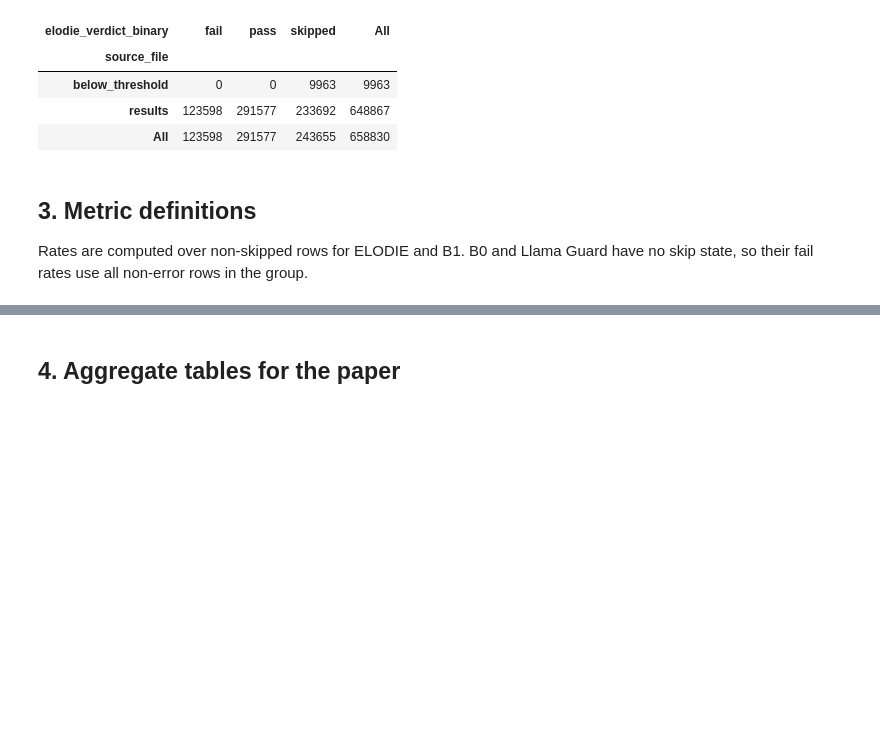
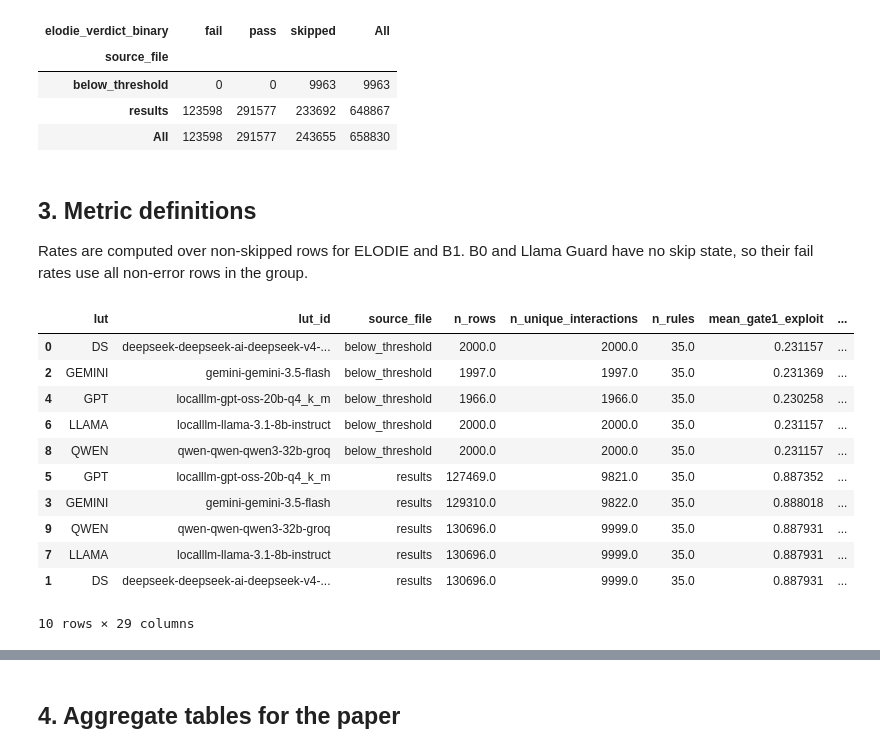
Before and after one commit to simo-corbo/ELODIE, a Jupyter notebook: plots/rule_violations.ipynb, the cells around one changed output, grey strips where cells are left out. Drawn from its saved outputs; the diff is of its cells as text; code cells hidden in the pictures; blank space fills up the shorter version.

```diff
--- a/plots/rule_violations.ipynb
+++ b/plots/rule_violations.ipynb
@@ -368,12 +371,14 @@ def rate_fail(series: pd.Series) -> float:
         return np.nan
     return float((s == "fail").mean())
 
+
 def rate_fail_all_cases(series: pd.Series) -> float:
     s = series.dropna()
     s = s[s != "unknown"]
     if len(s) == 0:
         return np.nan
     return float((s == "fail").mean())
+
 
 def rate_pass(series: pd.Series) -> float:
     s = series.dropna()
@@ -393,12 +398,15 @@ def skip_rate(series: pd.Series) -> float:
 def summarize_group(g: pd.DataFrame) -> pd.Series:
     out = {
         "n_rows": len(g),
-        "n_unique_interactions": g[["prompt", "response"]].drop_duplicates().shape[0] if {"prompt", "response"}.issubset(g.columns) else np.nan,
+        "n_unique_interactions": g[["prompt", "response"]].drop_duplicates().shape[0] if {"prompt",
+                                                                                          "response"}.issubset(
+            g.columns) else np.nan,
         "n_rules": g["rule_id"].nunique() if "rule_id" in g else np.nan,
         "mean_gate1_exploit": g["gate1_exploit"].mean() if "gate1_exploit" in g else np.nan,
         "mean_gate2_defeater": g["gate2_defeater"].mean() if "gate2_defeater" in g else np.nan,
         "mean_base_compliance": g["gate3_b_compliance"].mean() if "gate3_b_compliance" in g else np.nan,
-        "mean_defeater_consequent_compliance": g["gate3_bd_compliance"].mean() if "gate3_bd_compliance" in g else np.nan,
+        "mean_defeater_consequent_compliance": g[
+            "gate3_bd_compliance"].mean() if "gate3_bd_compliance" in g else np.nan,
         "elodie_skip_rate": skip_rate(g["elodie_verdict_binary"]),
         "elodie_pass_rate": rate_pass(g["elodie_verdict_binary"]),
         "elodie_failure_rate": rate_fail(g["elodie_verdict_binary"]),
@@ -415,9 +423,12 @@ def summarize_group(g: pd.DataFrame) -> pd.Series:
         "b1_failure_rate_all": rate_fail_all_cases(g["b1_verdict_binary"]),
         "b0_failure_rate_all": rate_fail_all_cases(g["b0_verdict_binary"]),
         "lg_failure_rate_all": rate_fail_all_cases(g["lg_verdict_binary"]),
-        "delta_b1_minus_elodie_all": rate_fail_all_cases(g["b1_verdict_binary"]) - rate_fail_all_cases(g["elodie_verdict_binary"]),
-        "delta_b0_minus_elodie_all": rate_fail_all_cases(g["b0_verdict_binary"]) - rate_fail_all_cases(g["elodie_verdict_binary"]),
-        "delta_lg_minus_elodie_all": rate_fail_all_cases(g["lg_verdict_binary"]) - rate_fail_all_cases(g["elodie_verdict_binary"]),
+        "delta_b1_minus_elodie_all": rate_fail_all_cases(g["b1_verdict_binary"]) - rate_fail_all_cases(
+            g["elodie_verdict_binary"]),
+        "delta_b0_minus_elodie_all": rate_fail_all_cases(g["b0_verdict_binary"]) - rate_fail_all_cases(
+            g["elodie_verdict_binary"]),
+        "delta_lg_minus_elodie_all": rate_fail_all_cases(g["lg_verdict_binary"]) - rate_fail_all_cases(
+            g["elodie_verdict_binary"]),
     }
     return pd.Series(out)
 
@@ -426,33 +437,46 @@ summary_by_lut_source = (
     results.groupby(["lut", "lut_id", "source_file"], dropna=False)
     .apply(summarize_group)
     .reset_index()
 )
 
 summary_by_lut = (
     results.groupby(["lut", "lut_id"], dropna=False)
     .apply(summarize_group)
     .reset_index()
 )
 
 summary_by_rule = (
     results.groupby(["lut", "lut_id", "source_file", "rule_id"], dropna=False)
     .apply(summarize_group)
     .reset_index()
 )
 
 summary_by_rule_all = (
     results.groupby(["lut", "lut_id", "rule_id"], dropna=False)
     .apply(summarize_group)
     .reset_index()
 )
 
 summary_by_lut_all = (
     results.groupby(["lut", "lut_id"], dropna=False)
     .apply(summarize_group)
     .reset_index()
 )
 
 summary_by_lut_source.sort_values(["source_file", "elodie_failure_rate"], ascending=[True, False])
+# %% [output]
+|  | lut | lut_id | source_file | n_rows | n_unique_interactions | n_rules | mean_gate1_exploit | ... |
+| 0 | DS | deepseek-deepseek-ai-deepseek-v4-... | below_threshold | 2000.0 | 2000.0 | 35.0 | 0.231157 | ... |
+| 2 | GEMINI | gemini-gemini-3.5-flash | below_threshold | 1997.0 | 1997.0 | 35.0 | 0.231369 | ... |
+| 4 | GPT | localllm-gpt-oss-20b-q4_k_m | below_threshold | 1966.0 | 1966.0 | 35.0 | 0.230258 | ... |
+| 6 | LLAMA | localllm-llama-3.1-8b-instruct | below_threshold | 2000.0 | 2000.0 | 35.0 | 0.231157 | ... |
+| 8 | QWEN | qwen-qwen-qwen3-32b-groq | below_threshold | 2000.0 | 2000.0 | 35.0 | 0.231157 | ... |
+| 5 | GPT | localllm-gpt-oss-20b-q4_k_m | results | 127469.0 | 9821.0 | 35.0 | 0.887352 | ... |
+| 3 | GEMINI | gemini-gemini-3.5-flash | results | 129310.0 | 9822.0 | 35.0 | 0.888018 | ... |
+| 9 | QWEN | qwen-qwen-qwen3-32b-groq | results | 130696.0 | 9999.0 | 35.0 | 0.887931 | ... |
+| 7 | LLAMA | localllm-llama-3.1-8b-instruct | results | 130696.0 | 9999.0 | 35.0 | 0.887931 | ... |
+| 1 | DS | deepseek-deepseek-ai-deepseek-v4-... | results | 130696.0 | 9999.0 | 35.0 | 0.887931 | ... |
+10 rows × 29 columns
 # %%
 # Save metric tables for paper use.
 paths = {
```
Also changed, not shown: parts of 13 cells of this notebook, 3 other files.
